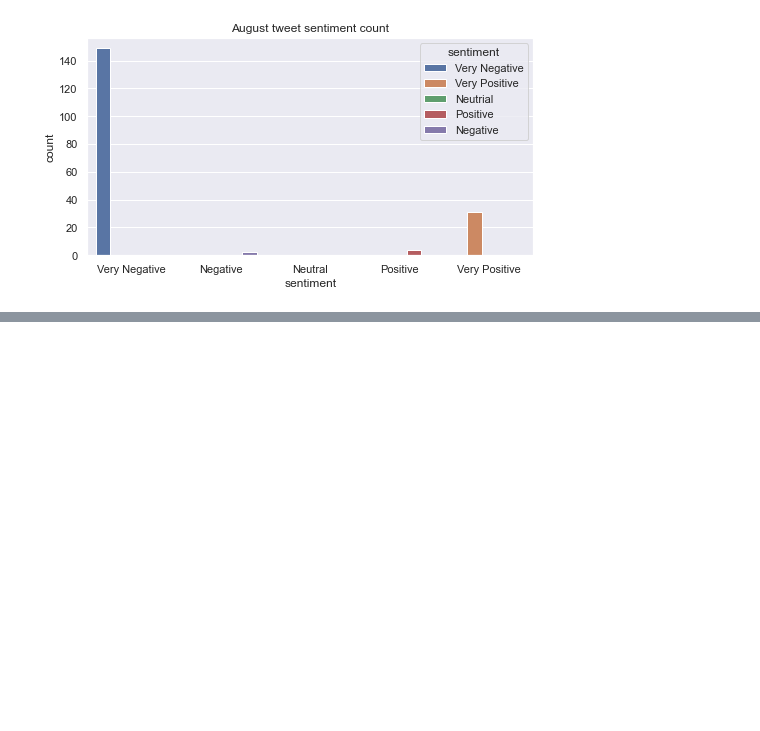
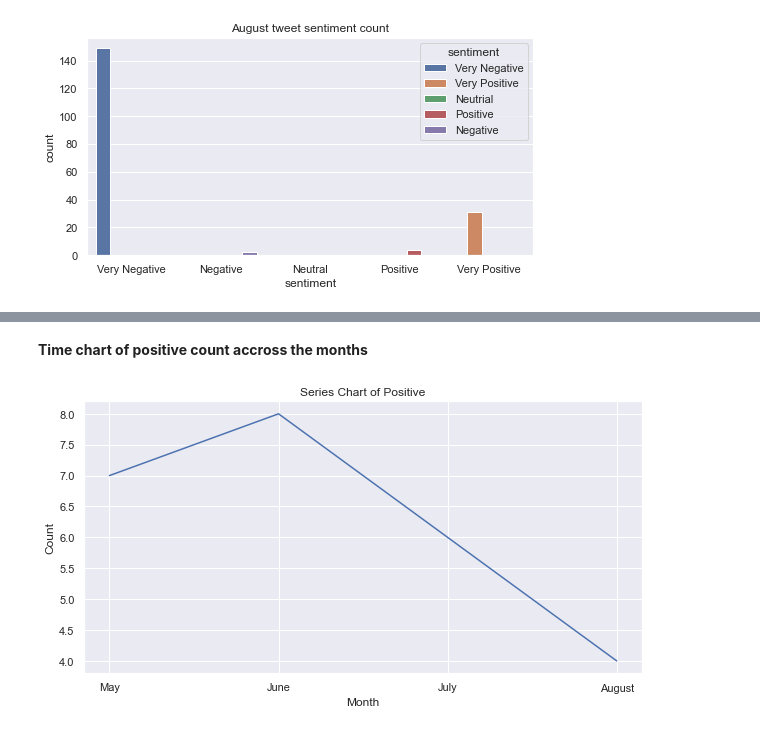
Before and after one commit to InnocentAnyaele/sentiment-analysis-on-elevy-tweets, a Jupyter notebook: main.ipynb, the cells around one changed output, grey strips where cells are left out. Cells and saved outputs as stored; diff of their text form; code cells hidden in the pictures; blank space fills up the shorter version.

```diff
--- a/main.ipynb
+++ b/main.ipynb
@@ -367,0 +422,12 @@ Name: sentiment, dtype: int64
+# %% [markdown]
+**Time chart of positive count accross the months**
+# %%
+plt.figure(figsize=(10, 5))
+time_chart_positive = sns.lineplot(x=['May', 'June', 'July', 'August'],
+                                  y=time_analysis_df.iloc[3, 1:])
+time_chart_positive.set_title('Series Chart of Positive')
+time_chart_positive.set_ylabel('Count')
+time_chart_positive.set_xlabel('Month')
+time_chart_positive.get_figure().savefig('positive.png')
+# %% [output]
+[figure, added]
```
Also changed, not shown: parts of 11 cells of this notebook, 5 other files.
